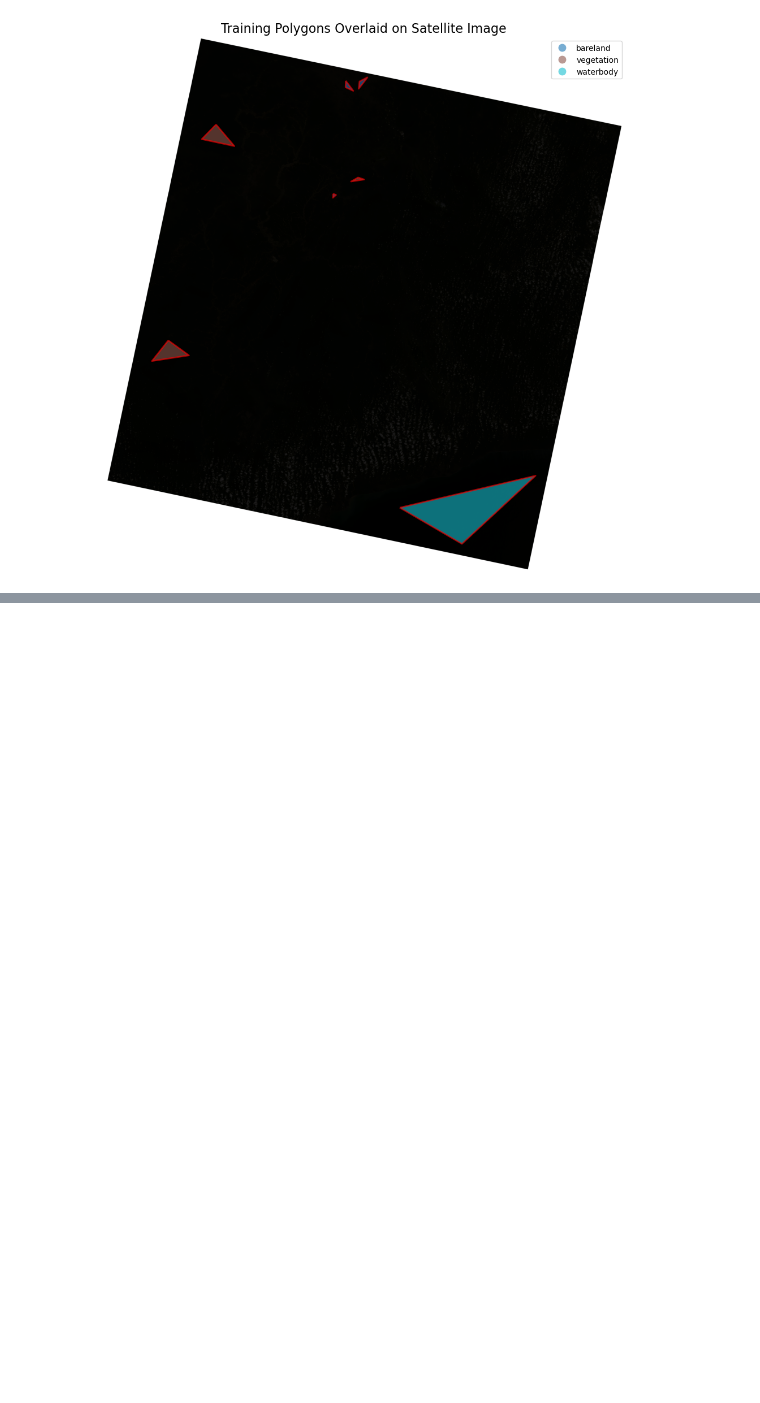
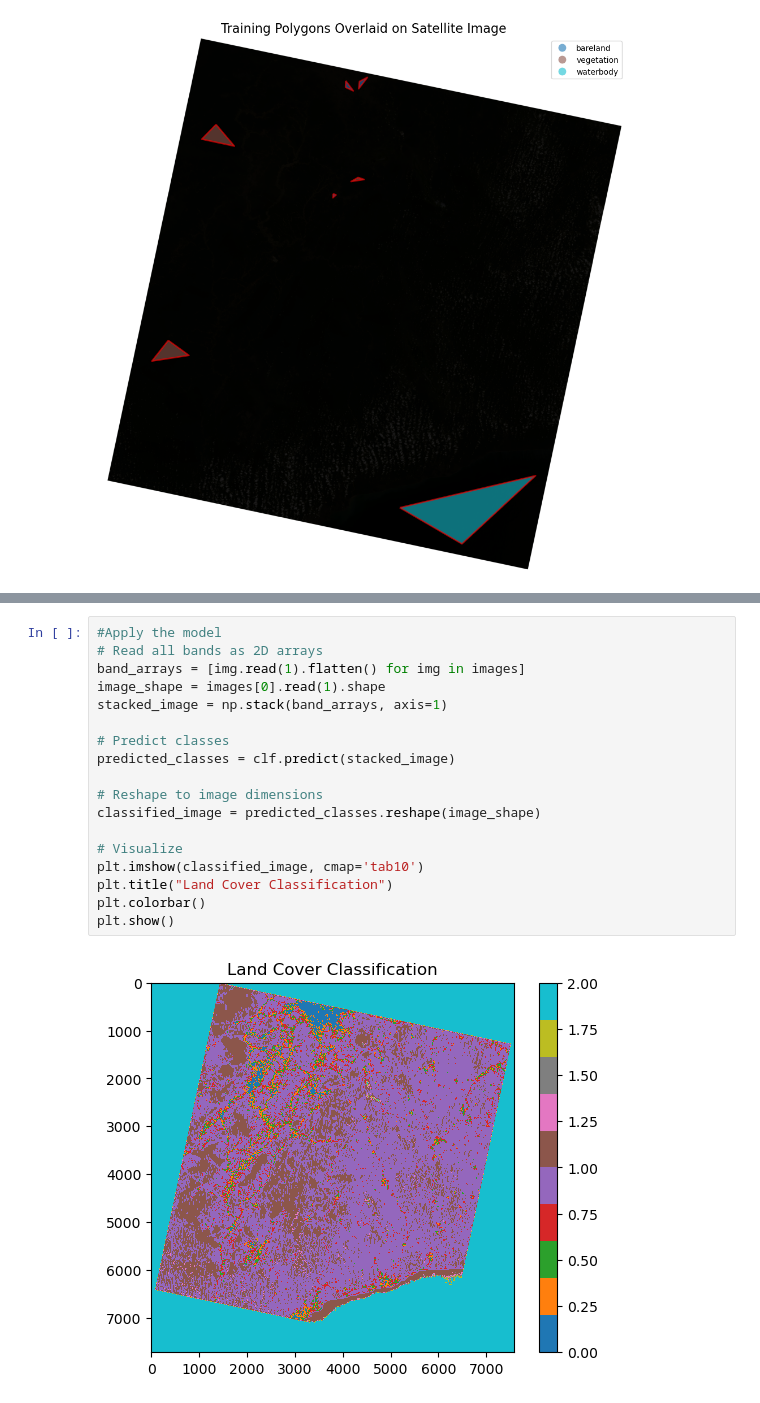
Before and after one commit to Asante-coder/LCC-using-satellite-image-ML, a Jupyter notebook: Land Cover Classification using satellite data and ML .ipynb, the cells around one changed output, grey strips where cells are left out. Drawn from its saved outputs; the diff is of its cells as text; blank space fills up the shorter version.

Commit message:
ML applied with random forest for classification

```diff
--- a/Land Cover Classification using satellite data and ML .ipynb
+++ b/Land Cover Classification using satellite data and ML .ipynb
@@ -132,0 +204,20 @@ plt.show()
+# %%
+#Apply the model
+# Read all bands as 2D arrays
+band_arrays = [img.read(1).flatten() for img in images]
+image_shape = images[0].read(1).shape
+stacked_image = np.stack(band_arrays, axis=1)
+
+# Predict classes
+predicted_classes = clf.predict(stacked_image)
+
+# Reshape to image dimensions
+classified_image = predicted_classes.reshape(image_shape)
+
+# Visualize
+plt.imshow(classified_image, cmap='tab10')
+plt.title("Land Cover Classification")
+plt.colorbar()
+plt.show()
+# %% [output]
+[figure, added]
```
Also changed, not shown: parts of 3 cells of this notebook.
